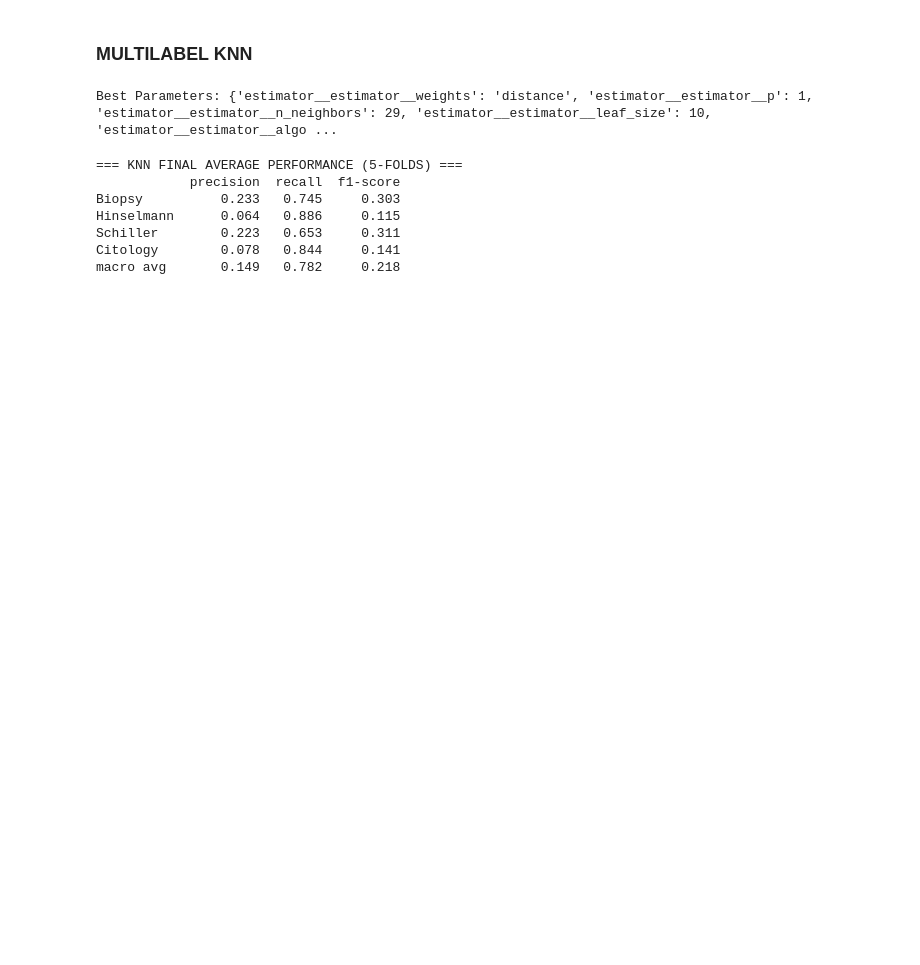
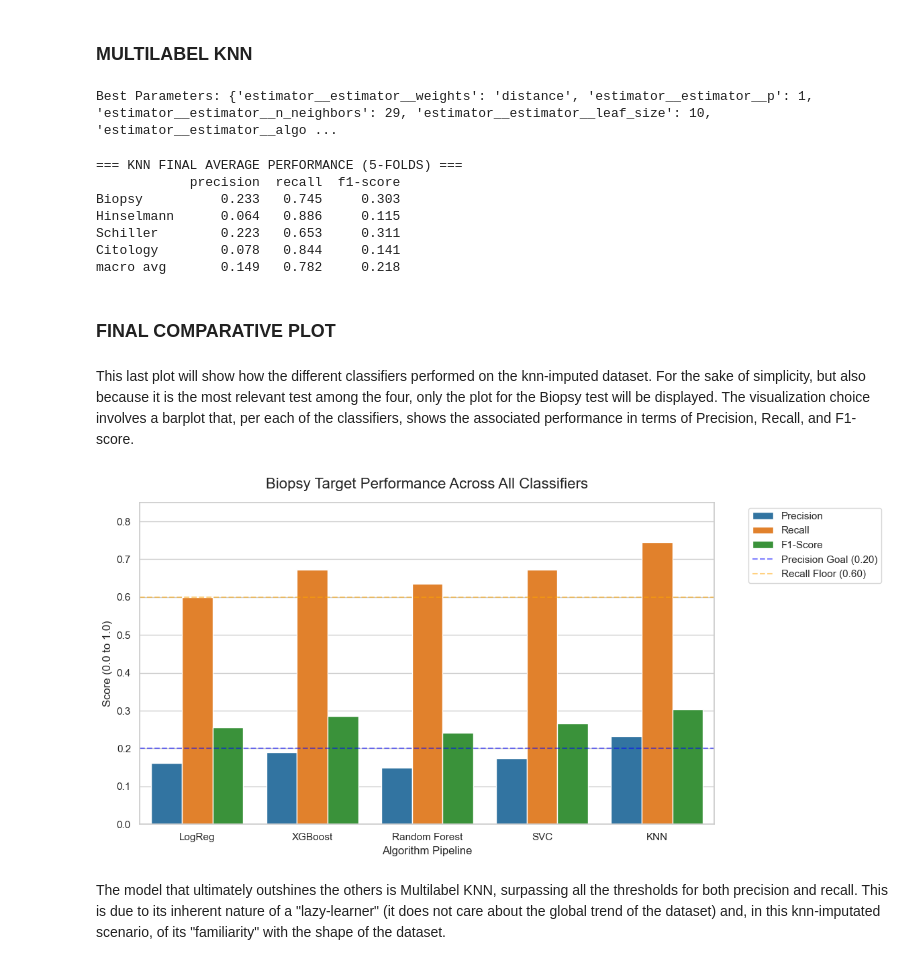
Before and after one commit to Filippo7206/unibo-dtm-ml-2526-cervical-cancer-predictor, a Jupyter notebook: notebooks/knn_modeling.ipynb, the cells around one changed output. Saved outputs shown, nothing was run; the diff lists cells and outputs as text; code cells hidden in the pictures; blank space fills up the shorter version.

Commit message:
completing modeling with final visualization

```diff
--- a/notebooks/knn_modeling.ipynb
+++ b/notebooks/knn_modeling.ipynb
@@ -507,3 +520,54 @@ Hinselmann      0.064   0.886     0.115
 Schiller        0.223   0.653     0.311
 Citology        0.078   0.844     0.141
 macro avg       0.149   0.782     0.218
+# %% [markdown]
+### FINAL COMPARATIVE PLOT
+# %% [markdown]
+This last plot will show how the different classifiers performed on the knn-imputed dataset. For the sake of simplicity, but also because it is the most relevant test among the four, only the plot for the Biopsy test will be displayed.
+The visualization choice involves a barplot that, per each of the classifiers, shows the associated performance in terms of Precision, Recall, and F1-score.
+# %%
+#outlining the final performance data for the Biopsy target
+data = {
+    'Classifier': ['LogReg', 'XGBoost', 'Random Forest', 'SVC', 'KNN'],
+    'Precision': [0.162, 0.190, 0.149, 0.174, 0.233],
+    'Recall': [0.600, 0.673, 0.636, 0.673, 0.745],
+    'F1-Score': [0.255, 0.285, 0.241, 0.267, 0.303]
+}
+
+df_metrics = pd.DataFrame(data)
+
+# 2. "Melt" the dataframe so Seaborn can plot grouped bars easily
+df_melted = df_metrics.melt(id_vars='Classifier', var_name='Metric', value_name='Score')
+
+#creating the plot
+plt.figure(figsize=(12, 6))
+sns.set_theme(style="whitegrid")
+
+#drawing all the grouped bars per each classifier
+chart = sns.barplot(
+    data=df_melted,
+    x='Classifier',
+    y='Score',
+    hue='Metric',
+    palette=['#1f77b4', '#ff7f0e', '#2ca02c'] # Blue for Precision, Orange for Recall, Green for F1
+)
+
+#adding clinical Target Lines
+plt.axhline(y=0.20, color='blue', linestyle='--', alpha=0.5, label='Precision Goal (0.20)')
+plt.axhline(y=0.60, color='orange', linestyle='--', alpha=0.5, label='Recall Floor (0.60)')
+
+#labels formatting
+plt.title('Biopsy Target Performance Across All Classifiers', fontsize=16, pad=15)
+plt.ylabel('Score (0.0 to 1.0)', fontsize=12)
+plt.xlabel('Algorithm Pipeline', fontsize=12)
+plt.ylim(0, 0.85)
+
+#ensuring the legend doesn't overlap the bars
+plt.legend(bbox_to_anchor=(1.05, 1), loc='upper left')
+plt.tight_layout()
+
+plt.show()
+# %% [output]
+[figure, added]
+# %% [markdown]
+The model that ultimately outshines the others is Multilabel KNN, surpassing all the thresholds for both precision and recall. This is due to its inherent nature of a "lazy-learner" (it does not care about the global trend of the dataset) and, in this knn-imputated scenario, of  its "familiarity" with the shape of the dataset.
```
Also changed, not shown: parts of 13 cells of this notebook.
